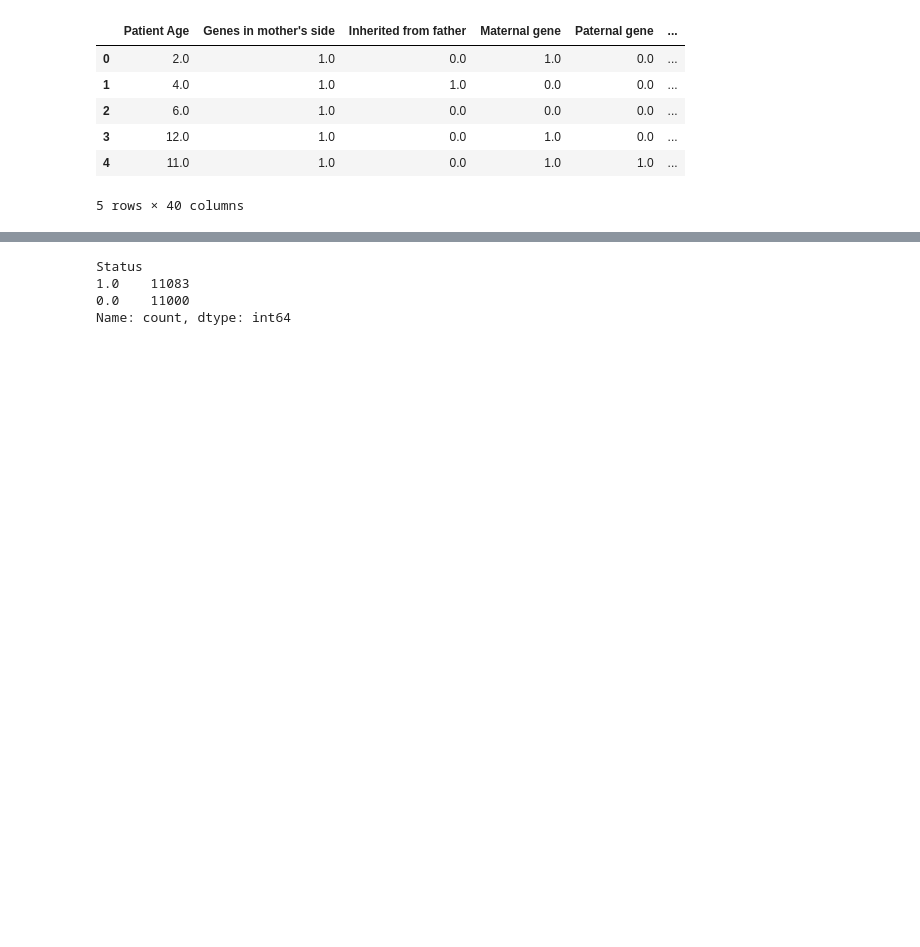
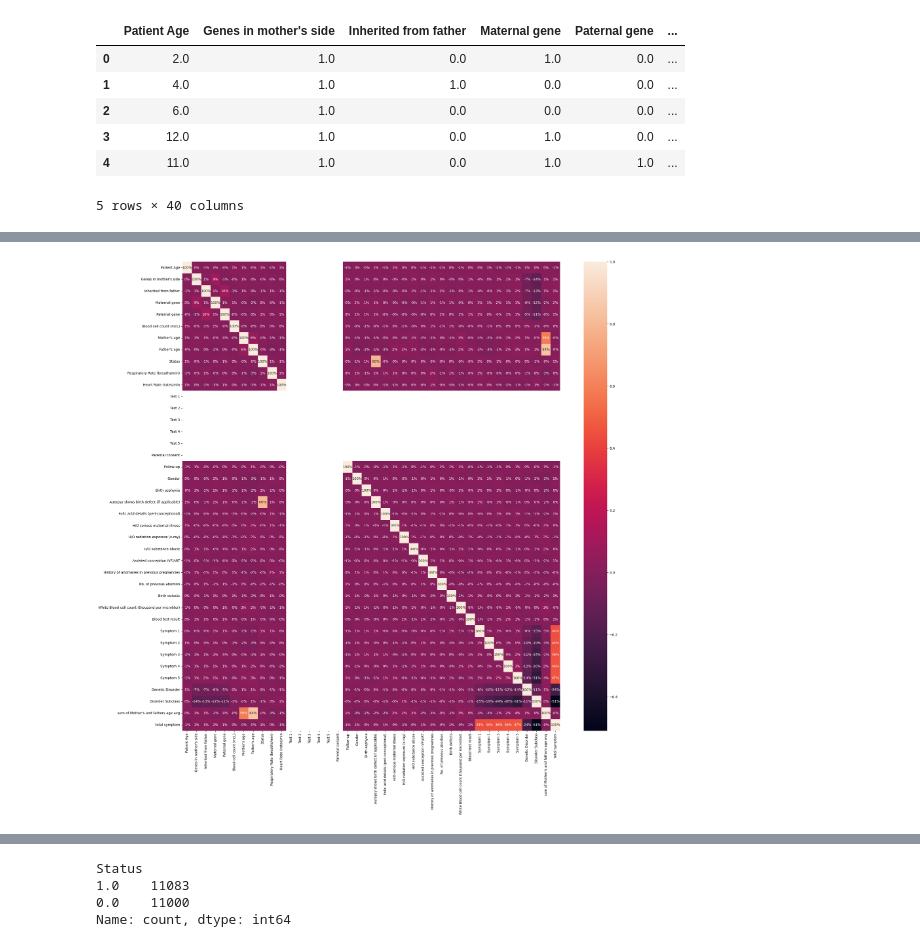
Before and after one commit to codingwithiz/ML-Project, a Jupyter notebook: clean.ipynb, the cells around one changed output, grey strips where cells are left out. Cells and saved outputs as stored; diff of their text form; code cells hidden in the pictures; blank space fills up the shorter version.

```diff
--- a/clean.ipynb
+++ b/clean.ipynb
@@ -278,7 +320,7 @@ df_train.Gender.unique()
 array([2, 1, 0], dtype=int64)
 # %%
 #Not applicable:3' 'None:2' 'No:0' 'Yes:1'
-df_train["Autopsy shows birth defect (if applicable)"]=[1 if i.strip()== "Yes" else 0 if i.strip() == "No" else 2 if i.strip()=="None"
+df_train["Autopsy shows birth defect (if applicable)"]=[1 if i.strip()== "Yes" else 0 if i.strip() == "No" else 2 if i.strip()=="No findings"
                                                         else 3 for i in df_train["Autopsy shows birth defect (if applicable)"]]
 # %%
 df_train["Autopsy shows birth defect (if applicable)"].unique()
@@ -409,0 +491,6 @@ df_train.describe()
+# %%
+plt.figure(figsize=(25,25))
+sns.heatmap(df_train.iloc[:,0:40].corr(),annot=True,fmt=".0%")
+plt.show()
+# %% [output]
+[figure, added]
```
Also changed, not shown: parts of 48 cells of this notebook.
